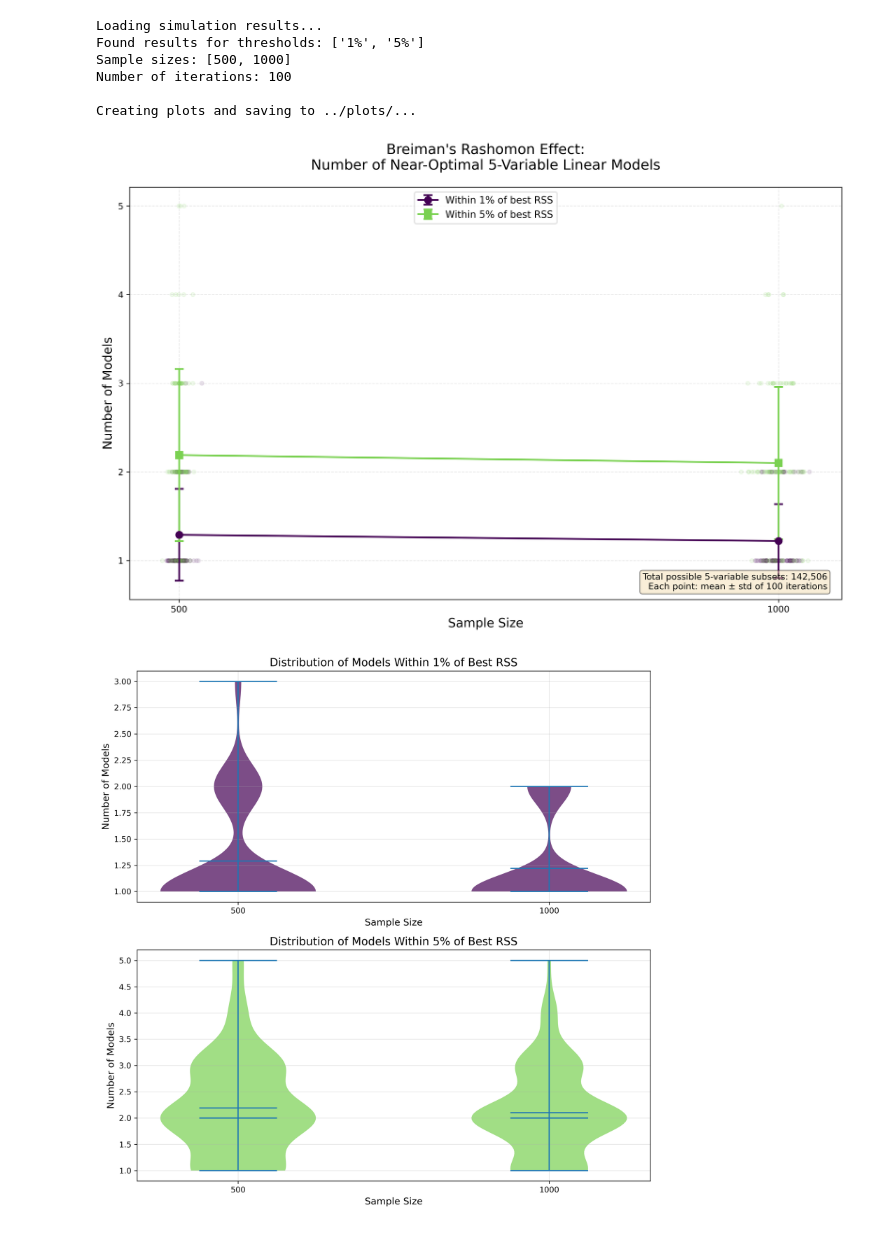
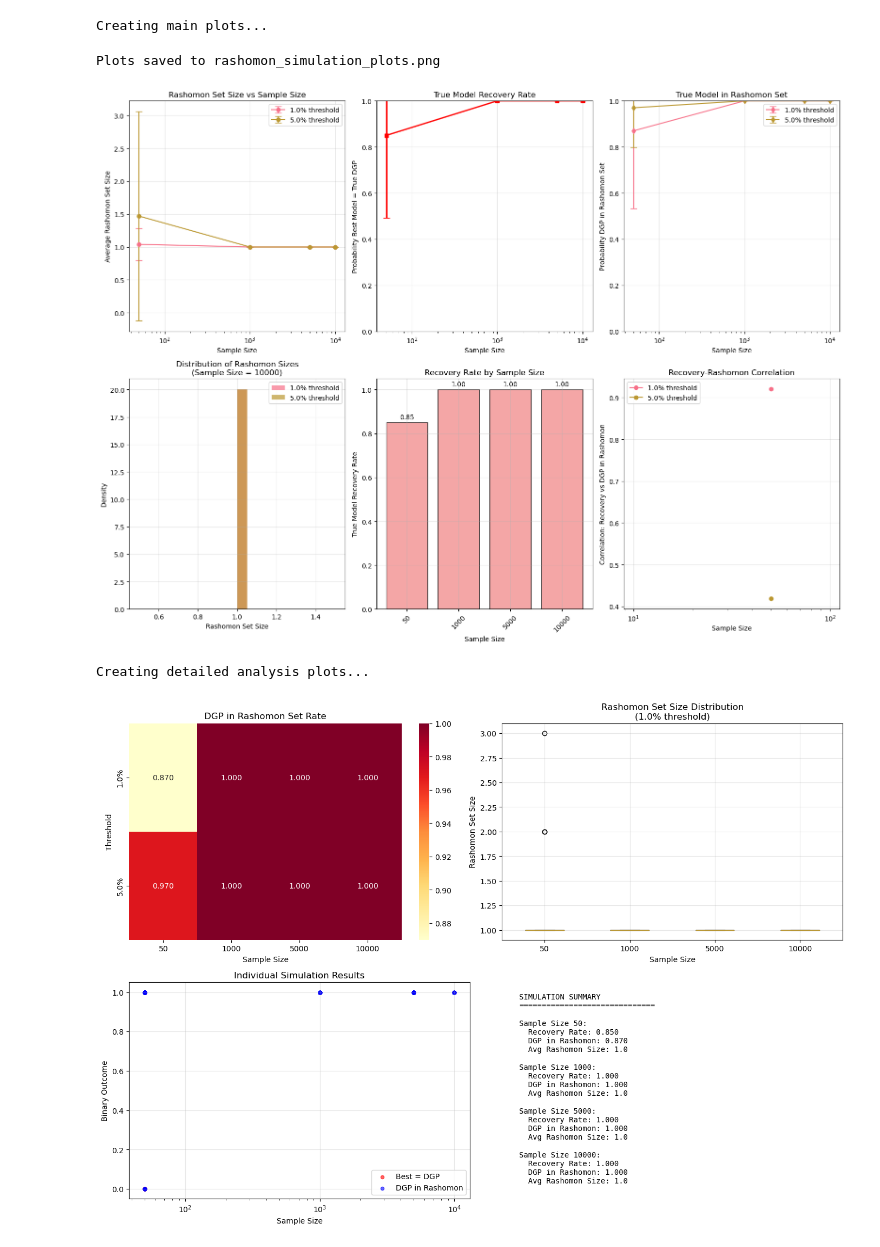
Before and after one commit to avisokay/many_analysts, a Jupyter notebook: src/bootstrap_plots.ipynb, the cells around one changed output. Saved outputs shown, nothing was run; the diff lists cells and outputs as text; code cells hidden in the pictures.

```diff
--- a/src/bootstrap_plots.ipynb
+++ b/src/bootstrap_plots.ipynb
@@ -4,7 +4,8 @@ import seaborn as sns
 import pandas as pd
 import numpy as np
 # %%
-def plot_rashomon_results(results_df, thresholds=[0.01], save_plots=True):
+
+def plot_rashomon_results(results_df, thresholds=[0.01, 0.05], save_plots=True):
     """
     Create comprehensive plots for Rashomon simulation results.
 
@@ -295,3 +296,6 @@ def quick_plot_test():
     plot_rashomon_results(test_df, thresholds=[0.01], save_plots=False)
 
     return test_df
+# %%
+# load data
+df = pd.read_csv('../results/bootstrap_sim_big.csv')
@@ -298,16 +308,9 @@ def quick_plot_test():
 # %%
-if __name__ == "__main__":
-    main(
-        csv_filepath='../results/bootstrap_sim.csv',
-        output_dir='../plots/',
-        dpi=300
-    )
+# Create all plots
+create_all_plots(results_df = df, thresholds=[0.01, 0.05])
 # %% [output]
-Loading simulation results...
-Found results for thresholds: ['1%', '5%']
-Sample sizes: [500, 1000]
-Number of iterations: 100
-
-Creating plots and saving to ../plots/...
+Creating main plots...
+Plots saved to rashomon_simulation_plots.png
-[figure, old version]
+[figure, new version]
+Creating detailed analysis plots...
-[figure, old version]
+[figure, new version]
```
Also changed, not shown: parts of 3 cells of this notebook, 8 other files.
